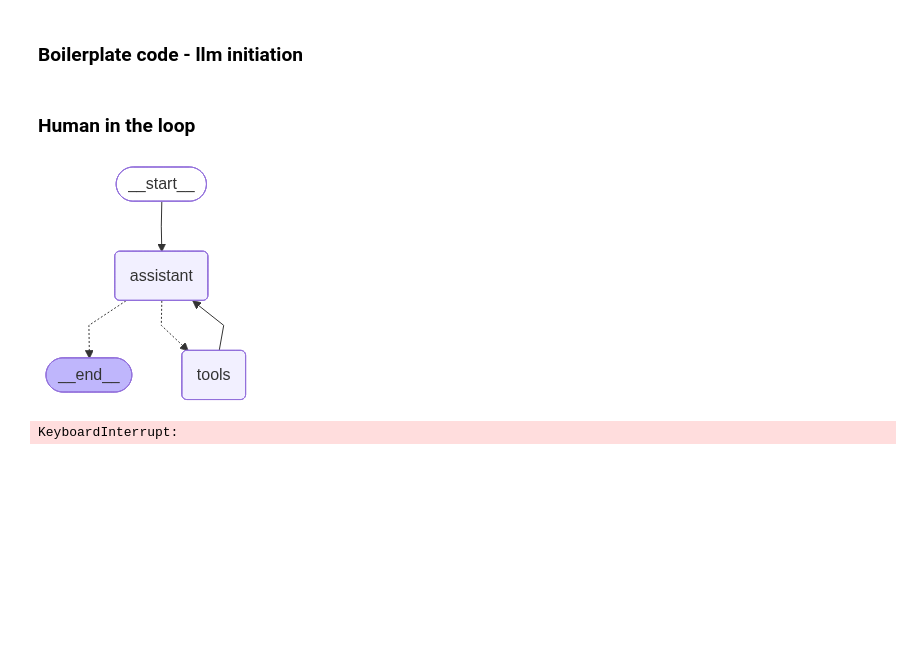
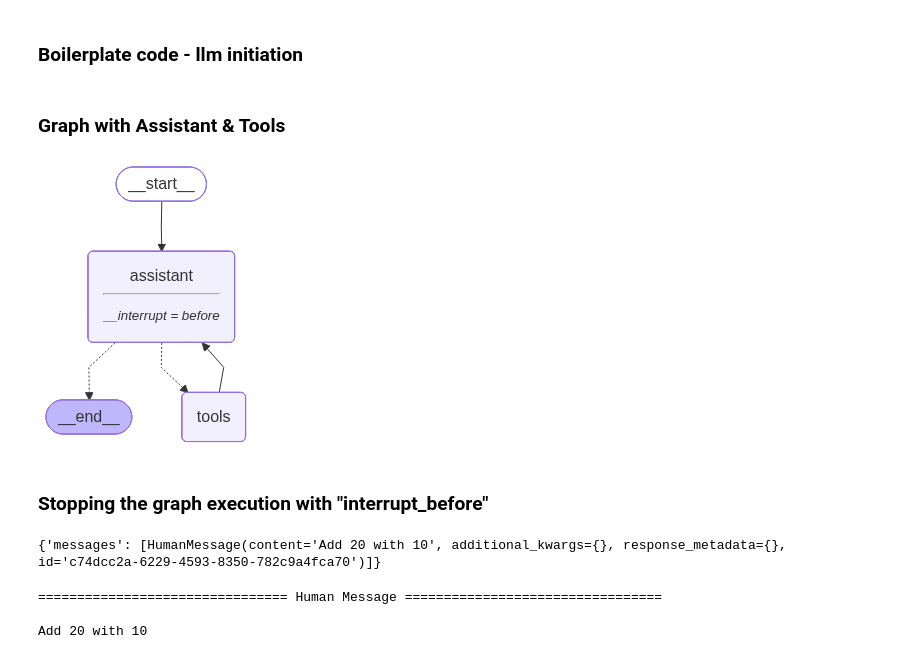
Before and after one commit to Praveenkj/youtube_langgraph_learnwithme, a Jupyter notebook: 13_edit_state_human_in_the_loop.ipynb, the cells around one changed output. Cells and saved outputs as stored; diff of their text form; code cells hidden in the pictures; blank space fills up the shorter version.

```diff
--- a/13_edit_state_human_in_the_loop.ipynb
+++ b/13_edit_state_human_in_the_loop.ipynb
@@ -32,7 +32,7 @@ ollama_llm = ChatOllama(
 
 # openai_llm.invoke("what is 2+2").content
 # %% [markdown]
-### Human in the loop
+### Graph with Assistant & Tools
 # %%
 from langgraph.graph import StateGraph, MessagesState, START, END
 from langgraph.prebuilt import ToolNode, tools_condition
@@ -54,50 +54,58 @@ def multiply(a:int, b:int) -> int:
     return a * b
 
 def divide(a:int, b:int) -> int:
     "Divides two numbers - a and b"
     return a / b
 
 tools = [add, subtract, multiply, divide]
 
-llm_with_tools = google_llm.bind_tools(tools)
+llm_with_tools = openai_llm.bind_tools(tools)
 
 memory = MemorySaver()
 
 
 sys_msg = SystemMessage(content="You are a helpful assistant doing arithmetic operations from the given tools. Not anything else.")
 
 def assistant(state: MessagesState) -> MessagesState:
-    return llm_with_tools.invoke([sys_msg] + state['messages'])
+    return {"messages": llm_with_tools.invoke([sys_msg] + state['messages'])}
 
 
 builder = StateGraph(MessagesState)
 
 builder.add_node("assistant", assistant)
 builder.add_node("tools", ToolNode(tools))
 
 
 builder.add_edge(START, "assistant")
 builder.add_conditional_edges("assistant", tools_condition)
 builder.add_edge("tools", "assistant")
 
-graph = builder.compile(checkpointer=memory)
+graph = builder.compile(interrupt_before=["assistant"], checkpointer=memory)
 
 display(Image(graph.get_graph().draw_mermaid_png()))
 # %% [output]
-[figure, old version]
+[figure, new version]
+# %% [markdown]
+### Stopping the graph execution with "interrupt_before"
 # %%
-config = {"configurable": {"thread_id": "123"}}
+config = {"configurable": {"thread_id": "sdfasaa"}}
 
-user_msg = {"messages": [HumanMessage(content="Add 10 with 10")]}
-
-# for event in graph.stream(user_msg, config=config, stream_mode="values"):
-#     event['messages'][-1].pretty_print()
-
-res = graph.invoke(user_msg, config=config)
-
-print(res.content)
+user_msg = {"messages": HumanMessage(content="Add 20 with 10")}
-# %% [output]
-KeyboardInterrupt:
+# %%
+res = graph.invoke(user_msg, config=config)
+print(res)
+
+# for event in graph.stream(user_msg, config=config, stream_mode="values"):
+#     print(event)
+# %% [output]
+{'messages': [HumanMessage(content='Add 20 with 10', additional_kwargs={}, response_metadata={}, id='c74dcc2a-6229-4593-8350-782c9a4fca70')]}
+# %%
+for msg in res.get('messages'):
+    msg.pretty_print()
+# %% [output]
+================================ Human Message =================================
+
+Add 20 with 10
 # %%
 current_state = graph.get_state(config)
 current_state.values
```
Also changed, not shown: parts of 10 cells of this notebook, 3 other files.
